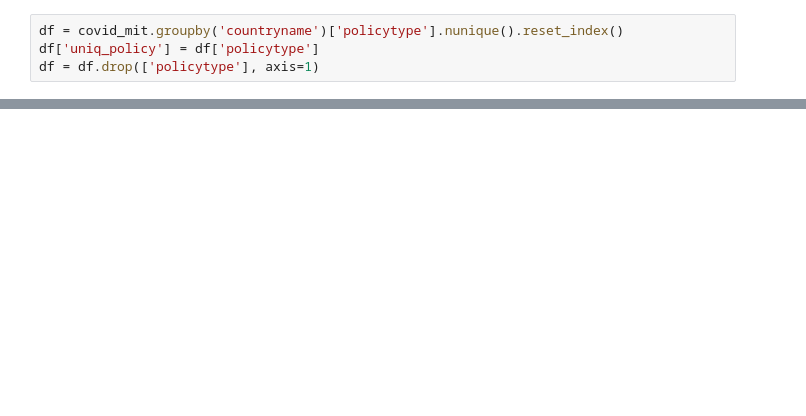
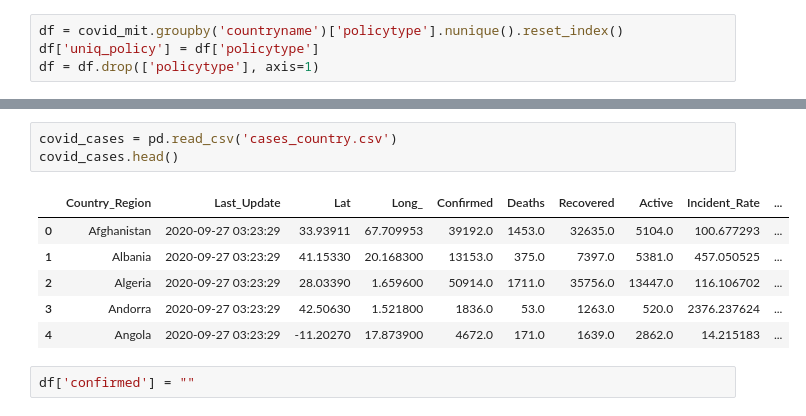
Before and after one commit to DS4All-2020-Team-8/Team8_DS4A, a Jupyter notebook: policies_stats.ipynb, the cells around one changed output, grey strips where cells are left out. Saved outputs shown, nothing was run; the diff lists cells and outputs as text; blank space fills up the shorter version.

```diff
--- a/policies_stats.ipynb
+++ b/policies_stats.ipynb
@@ -121,0 +107,12 @@ fig.show()
+# %%
+covid_cases = pd.read_csv('cases_country.csv')
+covid_cases.head()
+# %% [output]
+|  | Country_Region | Last_Update | Lat | Long_ | Confirmed | Deaths | Recovered | Active | Incident_Rate | ... |
+| 0 | Afghanistan | 2020-09-27 03:23:29 | 33.93911 | 67.709953 | 39192.0 | 1453.0 | 32635.0 | 5104.0 | 100.677293 | ... |
+| 1 | Albania | 2020-09-27 03:23:29 | 41.15330 | 20.168300 | 13153.0 | 375.0 | 7397.0 | 5381.0 | 457.050525 | ... |
+| 2 | Algeria | 2020-09-27 03:23:29 | 28.03390 | 1.659600 | 50914.0 | 1711.0 | 35756.0 | 13447.0 | 116.106702 | ... |
+| 3 | Andorra | 2020-09-27 03:23:29 | 42.50630 | 1.521800 | 1836.0 | 53.0 | 1263.0 | 520.0 | 2376.237624 | ... |
+| 4 | Angola | 2020-09-27 03:23:29 | -11.20270 | 17.873900 | 4672.0 | 171.0 | 1639.0 | 2862.0 | 14.215183 | ... |
+# %%
+df['confirmed'] = ""
```
Also changed, not shown: parts of 11 cells of this notebook, 3 other files.
